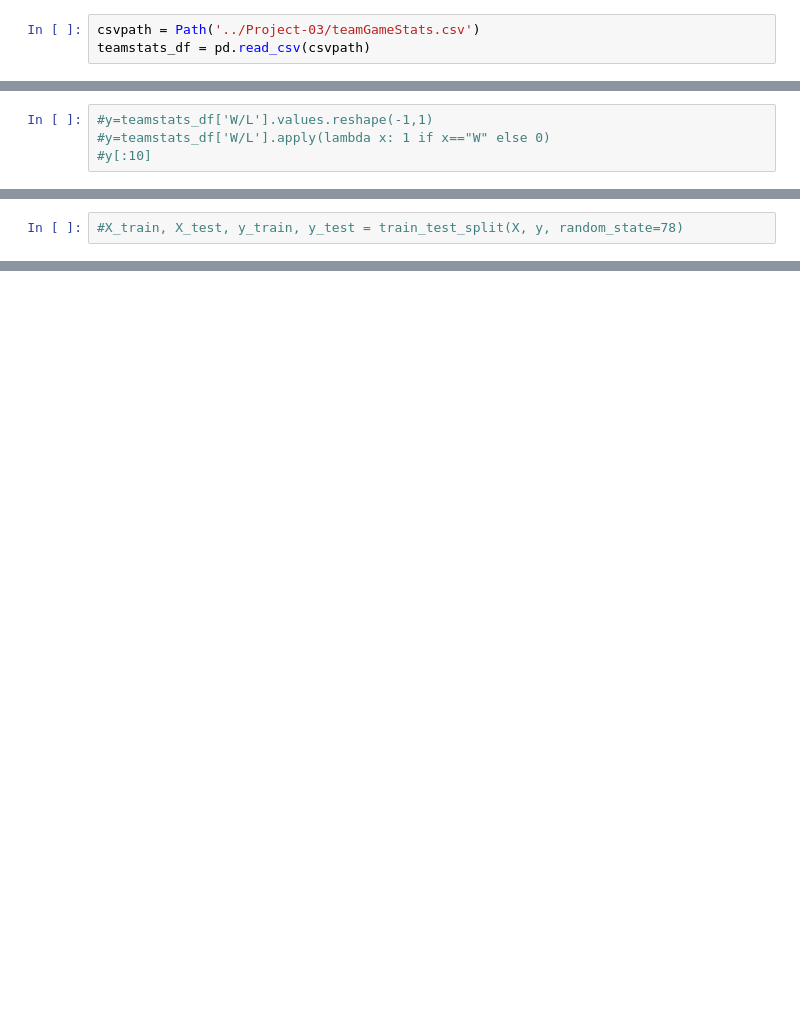
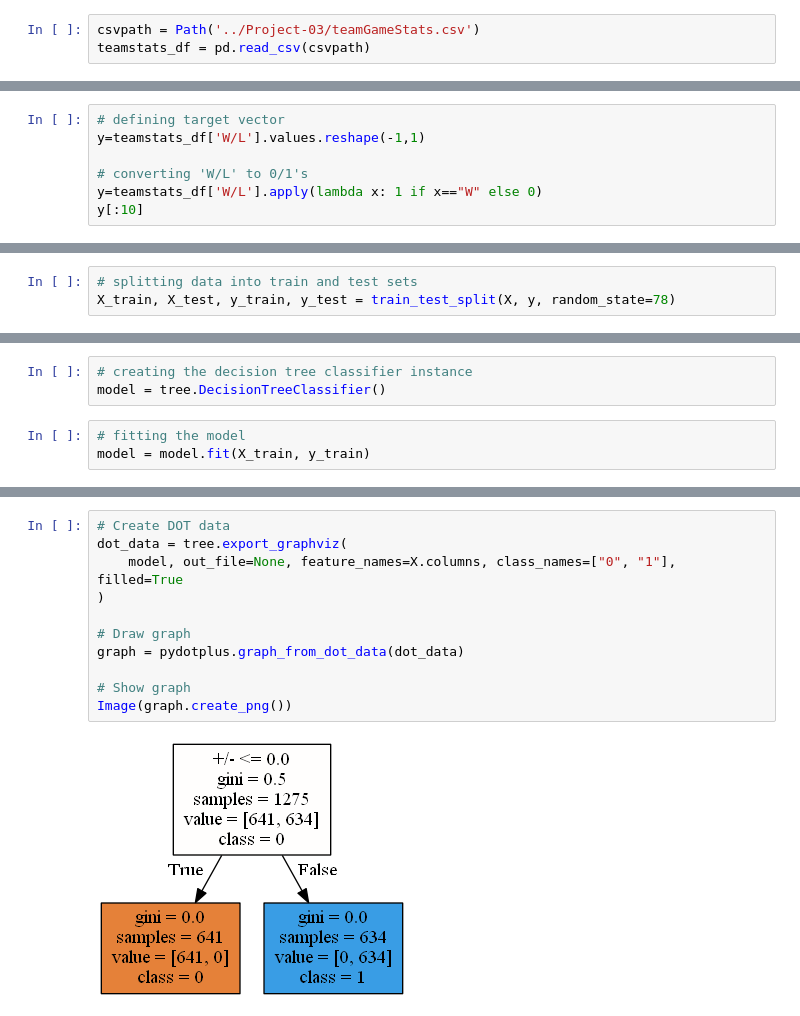
Before and after one commit to lchristij/NBA-ML-Project, a Jupyter notebook: nba_decisionTree.ipynb, the cells around one changed output, grey strips where cells are left out. Drawn from its saved outputs; the diff is of its cells as text; blank space fills up the shorter version.

```diff
--- a/nba_decisionTree.ipynb
+++ b/nba_decisionTree.ipynb
@@ -61,4 +83,7 @@ memory usage: 305.6+ KB
 # %%
-#y=teamstats_df['W/L'].values.reshape(-1,1)
-#y=teamstats_df['W/L'].apply(lambda x: 1 if x=="W" else 0)
-#y[:10]
+# defining target vector
+y=teamstats_df['W/L'].values.reshape(-1,1)
+
+# converting 'W/L' to 0/1's
+y=teamstats_df['W/L'].apply(lambda x: 1 if x=="W" else 0)
+y[:10]
@@ -65,2 +102,3 @@ memory usage: 305.6+ KB
 # %%
-#X_train, X_test, y_train, y_test = train_test_split(X, y, random_state=78)
+# splitting data into train and test sets
+X_train, X_test, y_train, y_test = train_test_split(X, y, random_state=78)
@@ -70,0 +105,6 @@ memory usage: 305.6+ KB
+# %%
+# creating the decision tree classifier instance
+model = tree.DecisionTreeClassifier()
+# %%
+# fitting the model
+model = model.fit(X_train, y_train)
@@ -70,0 +142,13 @@ memory usage: 305.6+ KB
+# %%
+# Create DOT data
+dot_data = tree.export_graphviz(
+    model, out_file=None, feature_names=X.columns, class_names=["0", "1"], filled=True
+)
+
+# Draw graph
+graph = pydotplus.graph_from_dot_data(dot_data)
+
+# Show graph
+Image(graph.create_png())
+# %% [output]
+[figure, added]
```
Also changed, not shown: parts of 11 cells of this notebook.
